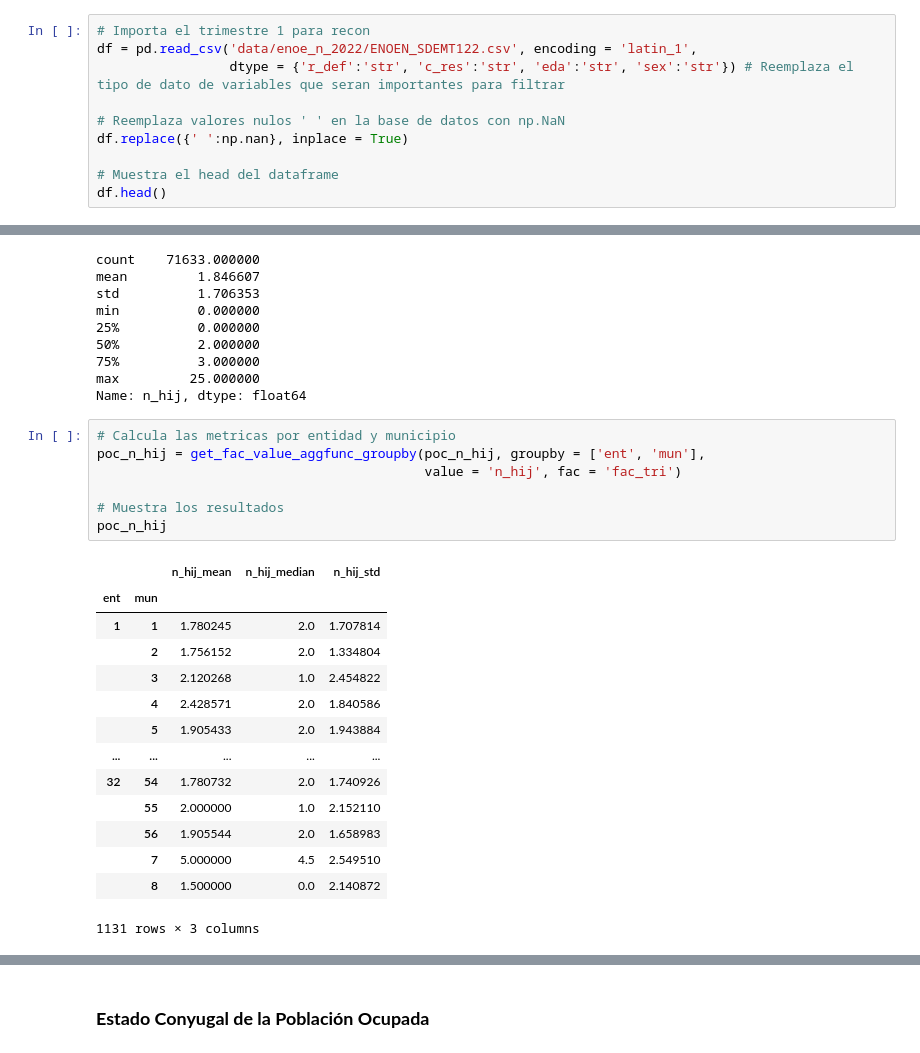
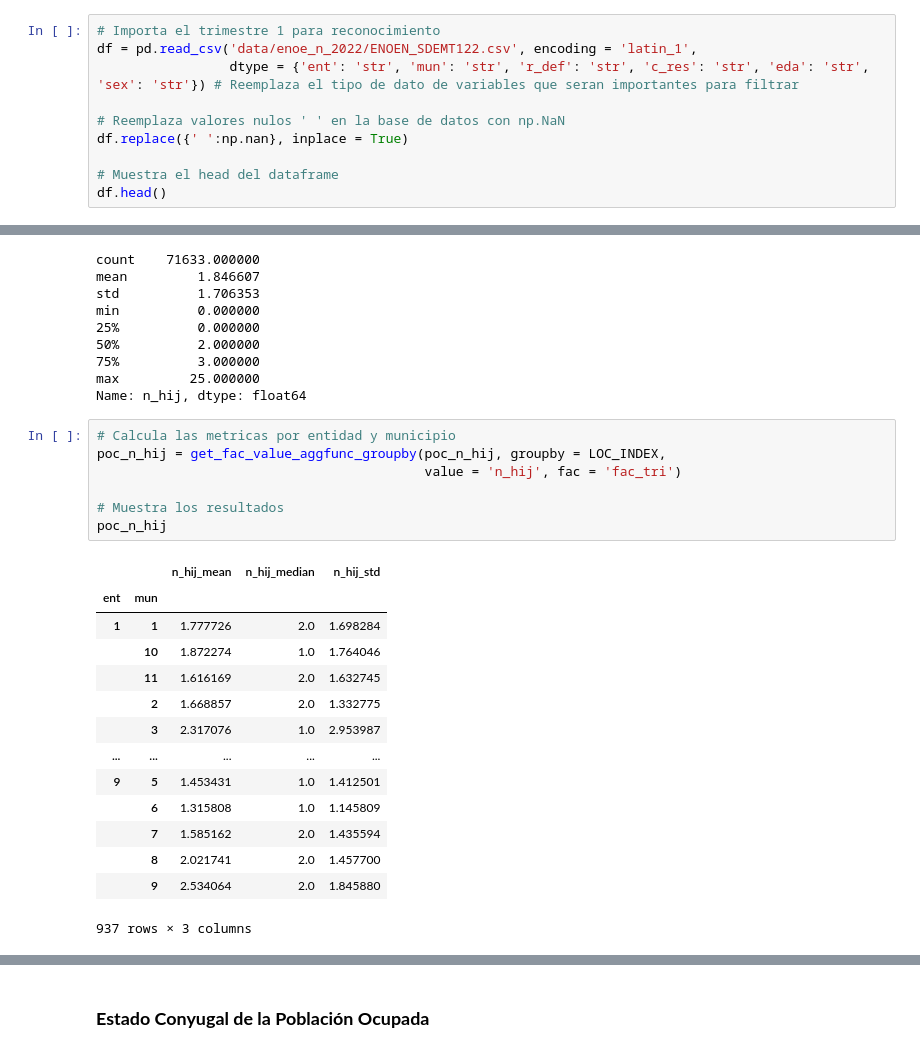
Before and after one commit to system-rowb/Data-Portfolio, a Jupyter notebook: Visualization/GEO_Informalidad_Mexico/GEO_Informalidad_Mexico.ipynb, the cells around one changed output, grey strips where cells are left out. Cells and saved outputs as stored; diff of their text form.

```diff
--- a/Visualization/GEO_Informalidad_Mexico/GEO_Informalidad_Mexico.ipynb
+++ b/Visualization/GEO_Informalidad_Mexico/GEO_Informalidad_Mexico.ipynb
@@ -364,7 +591,7 @@ sdemts.head()
 # %%
-# Importa el trimestre 1 para recon
+# Importa el trimestre 1 para reconocimiento
 df = pd.read_csv('data/enoe_n_2022/ENOEN_SDEMT122.csv', encoding = 'latin_1',
-                 dtype = {'r_def':'str', 'c_res':'str', 'eda':'str', 'sex':'str'}) # Reemplaza el tipo de dato de variables que seran importantes para filtrar
+                 dtype = {'ent': 'str', 'mun': 'str', 'r_def': 'str', 'c_res': 'str', 'eda': 'str', 'sex': 'str'}) # Reemplaza el tipo de dato de variables que seran importantes para filtrar
 
 # Reemplaza valores nulos ' ' en la base de datos con np.NaN
 df.replace({' ':np.nan}, inplace = True)
@@ -649,26 +878,26 @@ max         25.000000
 Name: n_hij, dtype: float64
 # %%
 # Calcula las metricas por entidad y municipio
-poc_n_hij = get_fac_value_aggfunc_groupby(poc_n_hij, groupby = ['ent', 'mun'],
+poc_n_hij = get_fac_value_aggfunc_groupby(poc_n_hij, groupby = LOC_INDEX,
                                           value = 'n_hij', fac = 'fac_tri')
 
 # Muestra los resultados
 poc_n_hij
 # %% [output]
 |  |  | n_hij_mean | n_hij_median | n_hij_std |
 | ent | mun |  |  |  |
-| 1 | 1 | 1.780245 | 2.0 | 1.707814 |
-|  | 2 | 1.756152 | 2.0 | 1.334804 |
-|  | 3 | 2.120268 | 1.0 | 2.454822 |
-|  | 4 | 2.428571 | 2.0 | 1.840586 |
-|  | 5 | 1.905433 | 2.0 | 1.943884 |
+| 1 | 1 | 1.777726 | 2.0 | 1.698284 |
+|  | 10 | 1.872274 | 1.0 | 1.764046 |
+|  | 11 | 1.616169 | 2.0 | 1.632745 |
+|  | 2 | 1.668857 | 2.0 | 1.332775 |
+|  | 3 | 2.317076 | 1.0 | 2.953987 |
 | ... | ... | ... | ... | ... |
-| 32 | 54 | 1.780732 | 2.0 | 1.740926 |
-|  | 55 | 2.000000 | 1.0 | 2.152110 |
-|  | 56 | 1.905544 | 2.0 | 1.658983 |
-|  | 7 | 5.000000 | 4.5 | 2.549510 |
-|  | 8 | 1.500000 | 0.0 | 2.140872 |
+| 9 | 5 | 1.453431 | 1.0 | 1.412501 |
+|  | 6 | 1.315808 | 1.0 | 1.145809 |
+|  | 7 | 1.585162 | 2.0 | 1.435594 |
+|  | 8 | 2.021741 | 2.0 | 1.457700 |
+|  | 9 | 2.534064 | 2.0 | 1.845880 |
-1131 rows × 3 columns
+937 rows × 3 columns
 # %%
 # Muestra la estadistica descriptiva
 poc_n_hij.describe()
```
Also changed, not shown: parts of 37 cells of this notebook.
